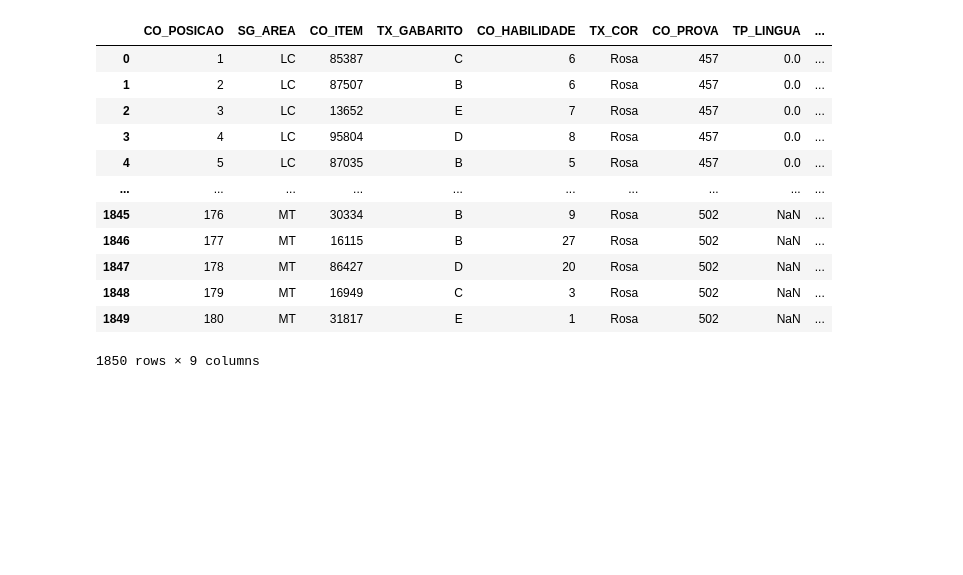
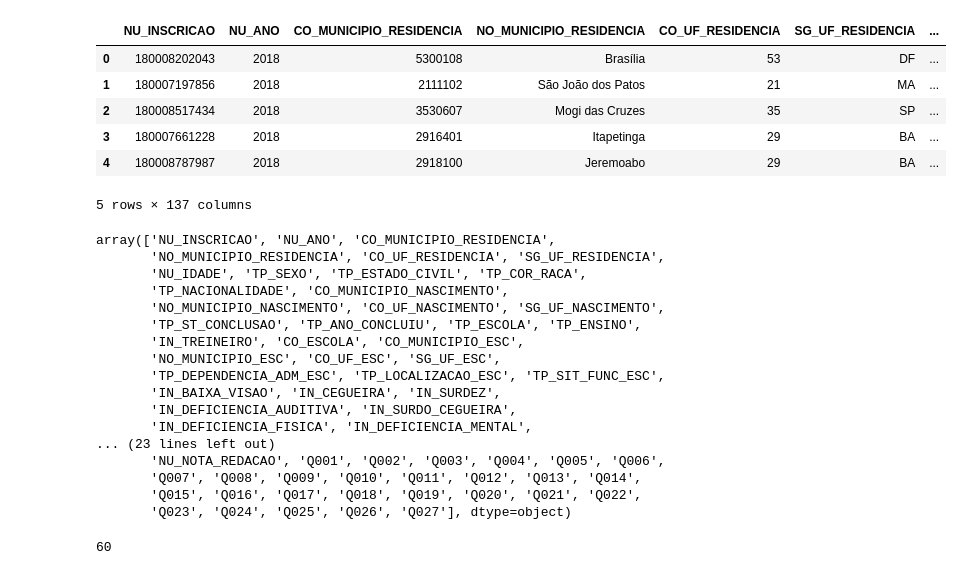
Before and after one commit to pedro-toodoo/Atividades, a Jupyter notebook: Stack Python/Projetos/Análise de dados/Jupyter Notebook - códigos/abrindo_arquivo.ipynb, the cells around one changed output. Drawn from its saved outputs; the diff is of its cells as text; code cells hidden in the pictures; blank space fills up the shorter version.

```diff
--- a/Stack Python/Projetos/Análise de dados/Jupyter Notebook - códigos/abrindo_arquivo.ipynb
+++ b/Stack Python/Projetos/Análise de dados/Jupyter Notebook - códigos/abrindo_arquivo.ipynb
@@ -3,17 +4,31 @@ import pandas as pd
 # %%
-microdadosEnem = pd.read_csv("ITENS_PROVA_2018.csv", sep=";", encoding="ISO-8859-1")
-microdadosEnem
+microdadosEnem = pd.read_csv("MICRODADOS_ENEM_2018.csv", sep=";", encoding="ISO-8859-1")
+microdadosEnem.head()
 # %% [output]
-|  | CO_POSICAO | SG_AREA | CO_ITEM | TX_GABARITO | CO_HABILIDADE | TX_COR | CO_PROVA | TP_LINGUA | ... |
-| 0 | 1 | LC | 85387 | C | 6 | Rosa | 457 | 0.0 | ... |
-| 1 | 2 | LC | 87507 | B | 6 | Rosa | 457 | 0.0 | ... |
-| 2 | 3 | LC | 13652 | E | 7 | Rosa | 457 | 0.0 | ... |
-| 3 | 4 | LC | 95804 | D | 8 | Rosa | 457 | 0.0 | ... |
-| 4 | 5 | LC | 87035 | B | 5 | Rosa | 457 | 0.0 | ... |
-| ... | ... | ... | ... | ... | ... | ... | ... | ... | ... |
-| 1845 | 176 | MT | 30334 | B | 9 | Rosa | 502 | NaN | ... |
-| 1846 | 177 | MT | 16115 | B | 27 | Rosa | 502 | NaN | ... |
-| 1847 | 178 | MT | 86427 | D | 20 | Rosa | 502 | NaN | ... |
-| 1848 | 179 | MT | 16949 | C | 3 | Rosa | 502 | NaN | ... |
-| 1849 | 180 | MT | 31817 | E | 1 | Rosa | 502 | NaN | ... |
+|  | NU_INSCRICAO | NU_ANO | CO_MUNICIPIO_RESIDENCIA | NO_MUNICIPIO_RESIDENCIA | CO_UF_RESIDENCIA | SG_UF_RESIDENCIA | ... |
+| 0 | 180008202043 | 2018 | 5300108 | Brasília | 53 | DF | ... |
+| 1 | 180007197856 | 2018 | 2111102 | São João dos Patos | 21 | MA | ... |
+| 2 | 180008517434 | 2018 | 3530607 | Mogi das Cruzes | 35 | SP | ... |
+| 3 | 180007661228 | 2018 | 2916401 | Itapetinga | 29 | BA | ... |
+| 4 | 180008787987 | 2018 | 2918100 | Jeremoabo | 29 | BA | ... |
-1850 rows × 9 columns
+5 rows × 137 columns
+# %%
+microdadosEnem.columns.values
+# %% [output]
+array(['NU_INSCRICAO', 'NU_ANO', 'CO_MUNICIPIO_RESIDENCIA',
+       'NO_MUNICIPIO_RESIDENCIA', 'CO_UF_RESIDENCIA', 'SG_UF_RESIDENCIA',
+       'NU_IDADE', 'TP_SEXO', 'TP_ESTADO_CIVIL', 'TP_COR_RACA',
+       'TP_NACIONALIDADE', 'CO_MUNICIPIO_NASCIMENTO',
+       'NO_MUNICIPIO_NASCIMENTO', 'CO_UF_NASCIMENTO', 'SG_UF_NASCIMENTO',
+       'TP_ST_CONCLUSAO', 'TP_ANO_CONCLUIU', 'TP_ESCOLA', 'TP_ENSINO',
+       'IN_TREINEIRO', 'CO_ESCOLA', 'CO_MUNICIPIO_ESC',
+       'NO_MUNICIPIO_ESC', 'CO_UF_ESC', 'SG_UF_ESC',
+       'TP_DEPENDENCIA_ADM_ESC', 'TP_LOCALIZACAO_ESC', 'TP_SIT_FUNC_ESC',
+       'IN_BAIXA_VISAO', 'IN_CEGUEIRA', 'IN_SURDEZ',
+       'IN_DEFICIENCIA_AUDITIVA', 'IN_SURDO_CEGUEIRA',
+       'IN_DEFICIENCIA_FISICA', 'IN_DEFICIENCIA_MENTAL',
+... (23 lines left out)
+       'NU_NOTA_REDACAO', 'Q001', 'Q002', 'Q003', 'Q004', 'Q005', 'Q006',
+       'Q007', 'Q008', 'Q009', 'Q010', 'Q011', 'Q012', 'Q013', 'Q014',
+       'Q015', 'Q016', 'Q017', 'Q018', 'Q019', 'Q020', 'Q021', 'Q022',
+       'Q023', 'Q024', 'Q025', 'Q026', 'Q027'], dtype=object)
@@ -19,0 +57,4 @@ microdadosEnem
+# %%
+len(colunas_selecionadas)
+# %% [output]
+60
```
Also changed, not shown: parts of 83 cells of this notebook, 13 other files.
